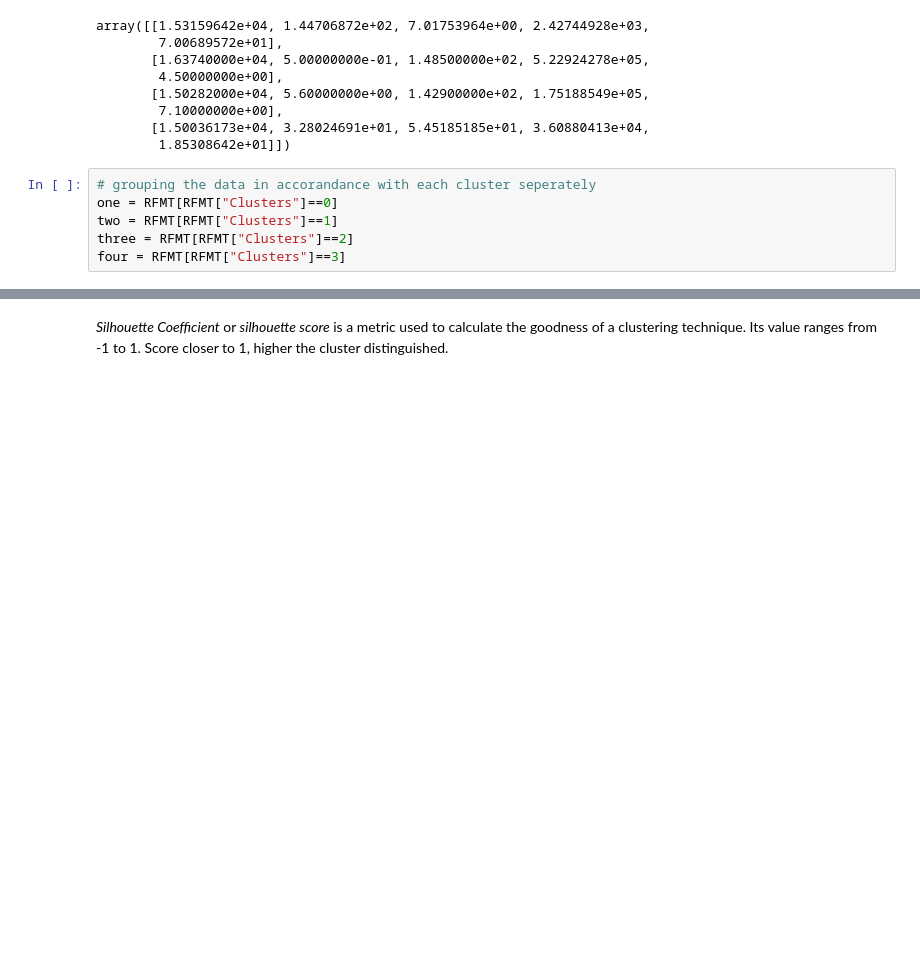
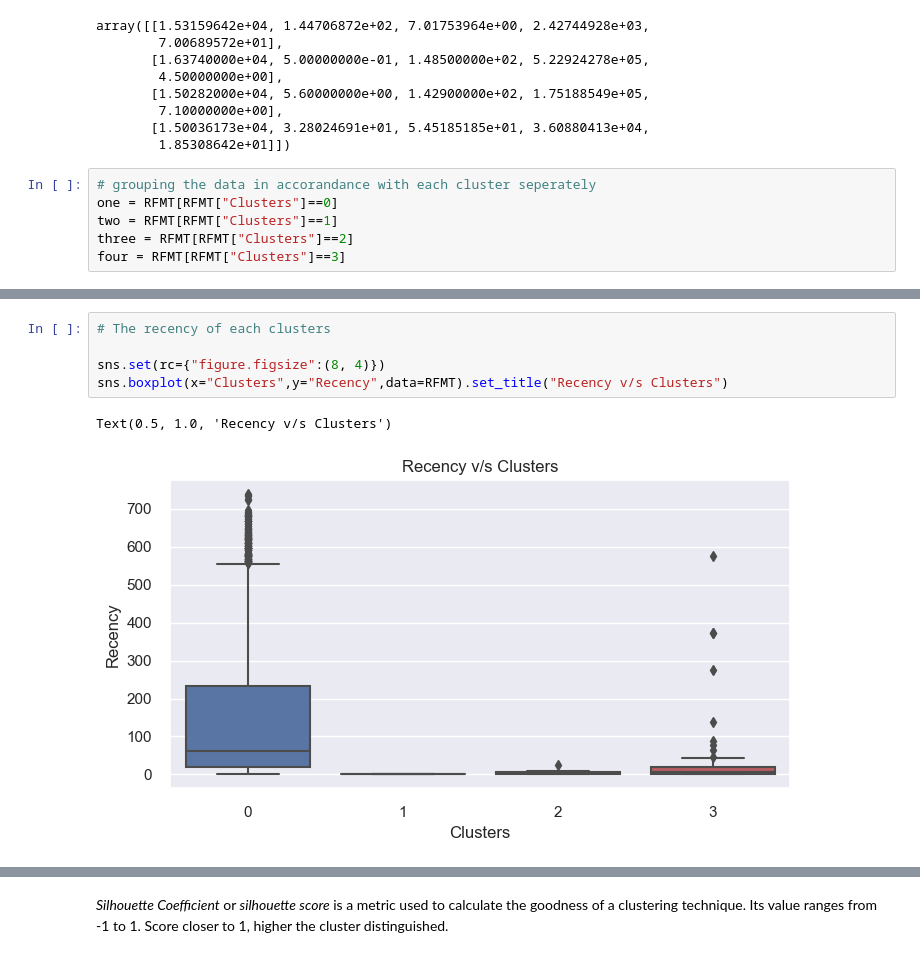
Before and after one commit to ngchi03/Customer-Segmentation, a Jupyter notebook: Modelling - Customer Segmentation.ipynb, the cells around one changed output, grey strips where cells are left out. Cells and saved outputs as stored; diff of their text form; blank space fills up the shorter version.

```diff
--- a/Modelling - Customer Segmentation.ipynb
+++ b/Modelling - Customer Segmentation.ipynb
@@ -127,0 +127,8 @@ plt.show
+# %%
+# The recency of each clusters
+
+sns.set(rc={"figure.figsize":(8, 4)})
+sns.boxplot(x="Clusters",y="Recency",data=RFMT).set_title("Recency v/s Clusters")
+# %% [output]
+Text(0.5, 1.0, 'Recency v/s Clusters')
+[figure, added]
```
Also changed, not shown: parts of 12 cells of this notebook.
